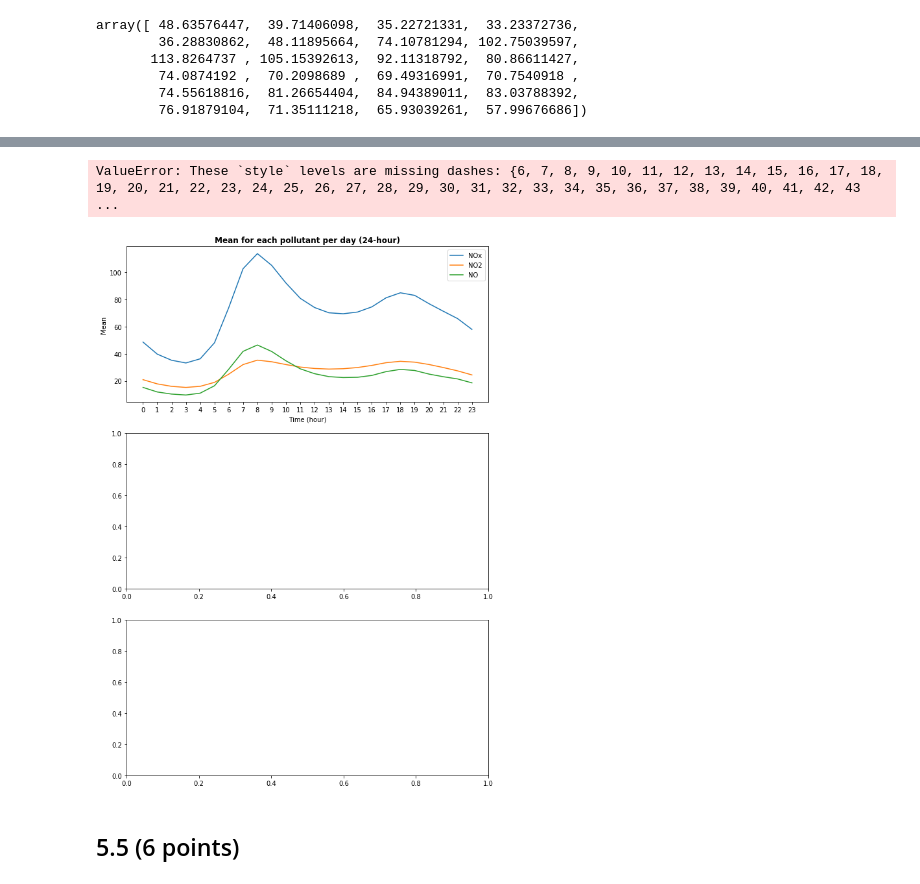
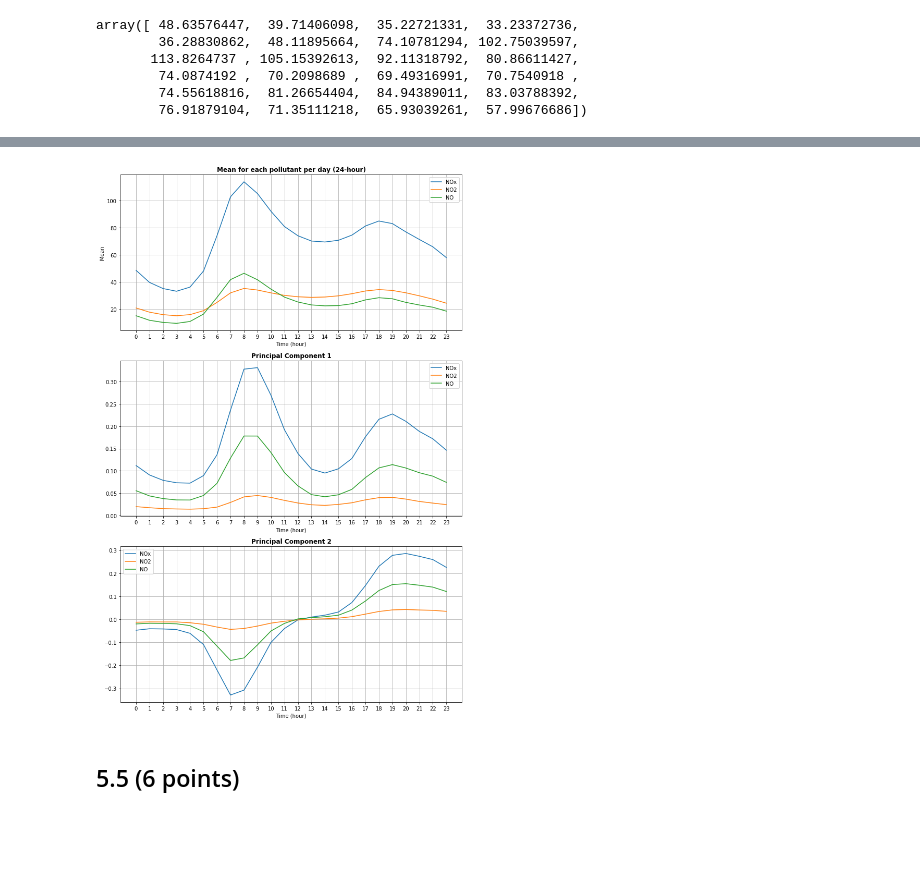
Before and after one commit to celinadong/IAML-CW2, a Jupyter notebook: Data/PartB/Part B - Bristol Air Quality.ipynb, the cells around one changed output, grey strips where cells are left out. Drawn from its saved outputs; the diff is of its cells as text; code cells hidden in the pictures; blank space fills up the shorter version.

Commit message:
Changed a couple comments, fixed graph in 5.2

```diff
--- a/Data/PartB/Part B - Bristol Air Quality.ipynb
+++ b/Data/PartB/Part B - Bristol Air Quality.ipynb
@@ -497,5 +475,0 @@ array([[0.11215097, 0.09086027, 0.07897724, 0.07341798, 0.07258611,
-# %%
-
-principalComponents = pca.fit_transform(bristol_site1)
-principalDf = pd.DataFrame(data = principalComponents
-             , columns = np.arange(1, 73))
@@ -527,34 +476,42 @@ array([0.11215097, 0.09086027, 0.07897724, 0.07341798, 0.07258611,
 # %%
 fig, axes = plt.subplots(3, 1, figsize=(10, 15))
 
 
 # Plot mean
-NOx_mean = pca.mean_[0:24]
-NO2_mean = pca.mean_[24:48]
-NO_mean = pca.mean_[48:72]
-ax1 = sns.lineplot(data=NOx_mean, ax=axes[0], label='NOx')
-ax1 = sns.lineplot(data=NO2_mean, ax=axes[0], label='NO2')
-ax1 = sns.lineplot(data=NO_mean, ax=axes[0], label='NO')
+mean = pca.mean_.reshape(3, 24)
+ax1 = sns.lineplot(data=mean[0], ax=axes[0], label='NOx')
+ax1 = sns.lineplot(data=mean[1], ax=axes[0], label='NO2')
+ax1 = sns.lineplot(data=mean[2], ax=axes[0], label='NO')
 ax1.set_xticks(np.arange(0, 24, 1))
 ax1.set_xlabel('Time (hour)')
 ax1.set_ylabel('Mean')
 ax1.set_title('Mean for each pollutant per day (24-hour)', fontweight="bold")
+ax1.grid()
 
 # Plot first principal component
-# ax2 = sns.lineplot(data=PC1_NOx, ax=axes[0], label='NOx')
-# ax2 = sns.lineplot(data=PC1_NO2, ax=axes[0], label='NO2')
-# ax2 = sns.lineplot(data=PC1_NO, ax=axes[0], label='NO')
-# ax2.set_xticks(np.arange(0, 24, 1))
-# ax2.set_xlabel('Time (hour)')
-# ax2.set_ylabel('Mean')
-# ax2.set_title('Mean for Principal Component 1', fontweight="bold")
+pc1 = pca.components_[0].reshape(3, 24)
+ax2 = sns.lineplot(data=pc1[0], ax=axes[1], label='NOx')
+ax2 = sns.lineplot(data=pc1[1], ax=axes[1], label='NO2')
+ax2 = sns.lineplot(data=pc1[2], ax=axes[1], label='NO')
+ax2.set_xticks(np.arange(0, 24, 1))
+ax2.set_xlabel('Time (hour)')
+ax2.set_title('Principal Component 1', fontweight="bold")
+ax2.grid()
 
-# First
+# Plot second principal component
+pc2 = pca.components_[1].reshape(3, 24)
+ax3 = sns.lineplot(data=pc2[0], ax=axes[2], label='NOx')
+ax3 = sns.lineplot(data=pc2[1], ax=axes[2], label='NO2')
+ax3 = sns.lineplot(data=pc2[2], ax=axes[2], label='NO')
+ax3.set_xticks(np.arange(0, 24, 1))
+ax3.set_xlabel('Time (hour)')
+ax3.set_title('Principal Component 2', fontweight="bold")
+ax3.grid()
+
 plt.tight_layout()
 plt.show()
 # %% [output]
-ValueError: These `style` levels are missing dashes: {6, 7, 8, 9, 10, 11, 12, 13, 14, 15, 16, 17, 18, 19, 20, 21, 22, 23, 24, 25, 26, 27, 28, 29, 30, 31, 32, 33, 34, 35, 36, 37, 38, 39, 40, 41, 42, 43 ...
-[figure, old version]
+[figure, new version]
 # %% [markdown]
 ## 5.5 (6 points)
 # %% [markdown]
```
Also changed, not shown: parts of 19 cells of this notebook, 1 other file.
